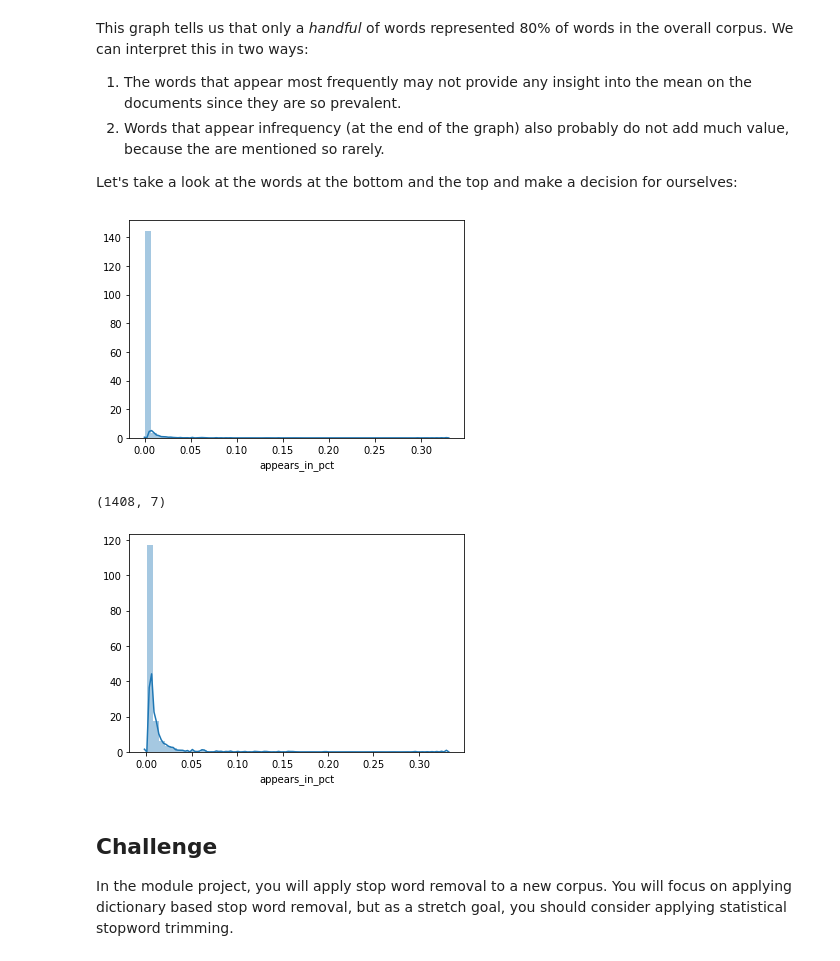
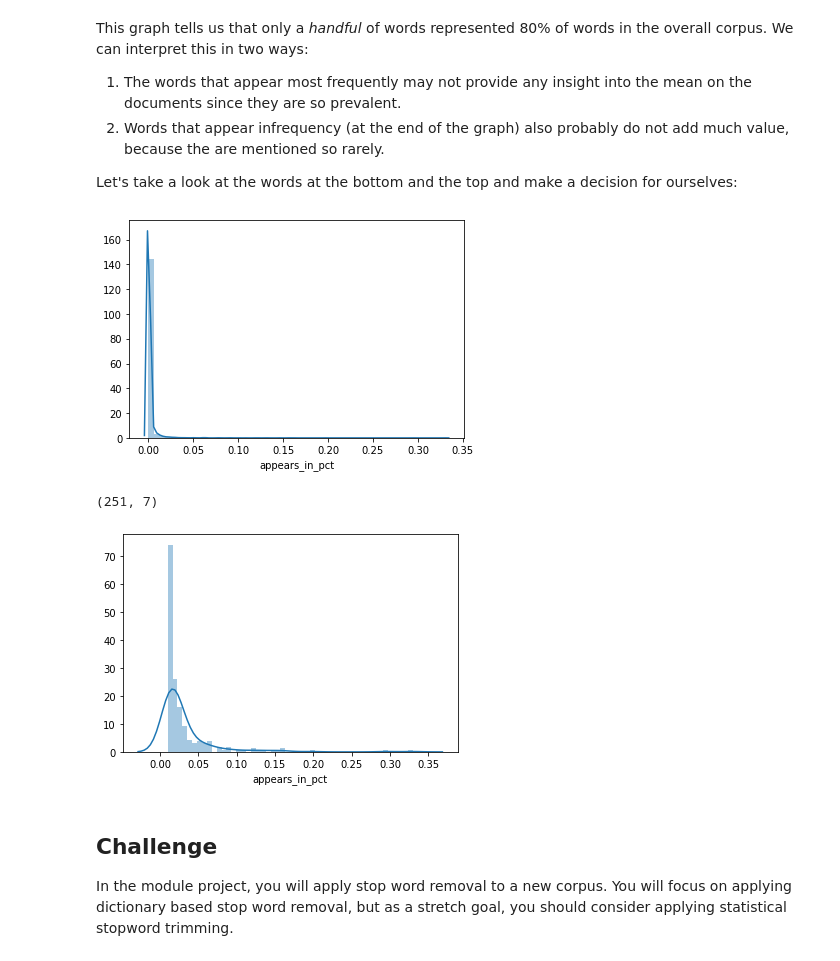
Before and after one commit to nsriniva/DS-Unit-4-Sprint-1-NLP, a Jupyter notebook: module1-text-data/LS_DS_411_Text_Data_Lecture_03092021.ipynb, the cells around one changed output. Cells and saved outputs as stored; diff of their text form; code cells hidden in the pictures.

```diff
--- a/module1-text-data/LS_DS_411_Text_Data_Lecture_03092021.ipynb
+++ b/module1-text-data/LS_DS_411_Text_Data_Lecture_03092021.ipynb
@@ -143,7 +143,7 @@ Consider the following example:
 # %%
 import pandas as pd
 
-df = pd.read_csv('./data/Datafiniti_Amazon_Consumer_Reviews_of_Amazon_Products_May19.csv')
+df = pd.read_csv('./data/Datafiniti_Amazon_Consumer_Reviews_of_Amazon_Products_May19.csv.zip')
 print(df.shape)
 df.head(3)
 # %% [output]
@@ -632,16 +632,16 @@ Let's take a look at the words at the bottom and the top and make a decision for
 # Frequency of appears in documents
 sns.distplot(wc['appears_in_pct']);
 # %% [output]
-[figure, old version]
+[figure, new version]
 # %%
 # Tree-Map w/ Words that appear in a least 1% of documents.
-wc_reduced = wc[wc['appears_in_pct'] >= 0.001]
+wc_reduced = wc[wc['appears_in_pct'] >= 0.01]
 print(wc_reduced.shape)
 
 sns.distplot(wc_reduced['appears_in_pct']);
 # %% [output]
-(1408, 7)
+(251, 7)
-[figure, old version]
+[figure, new version]
 # %% [markdown]
 ## Challenge
 
```
Also changed, not shown: parts of 14 cells of this notebook, 1 other file.
